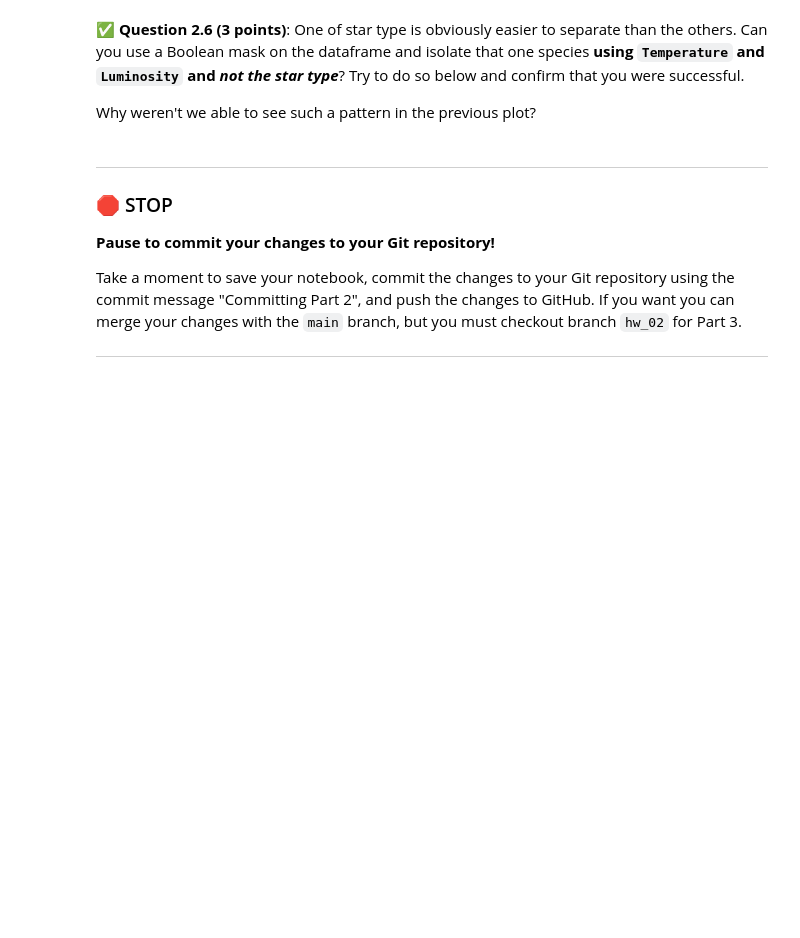
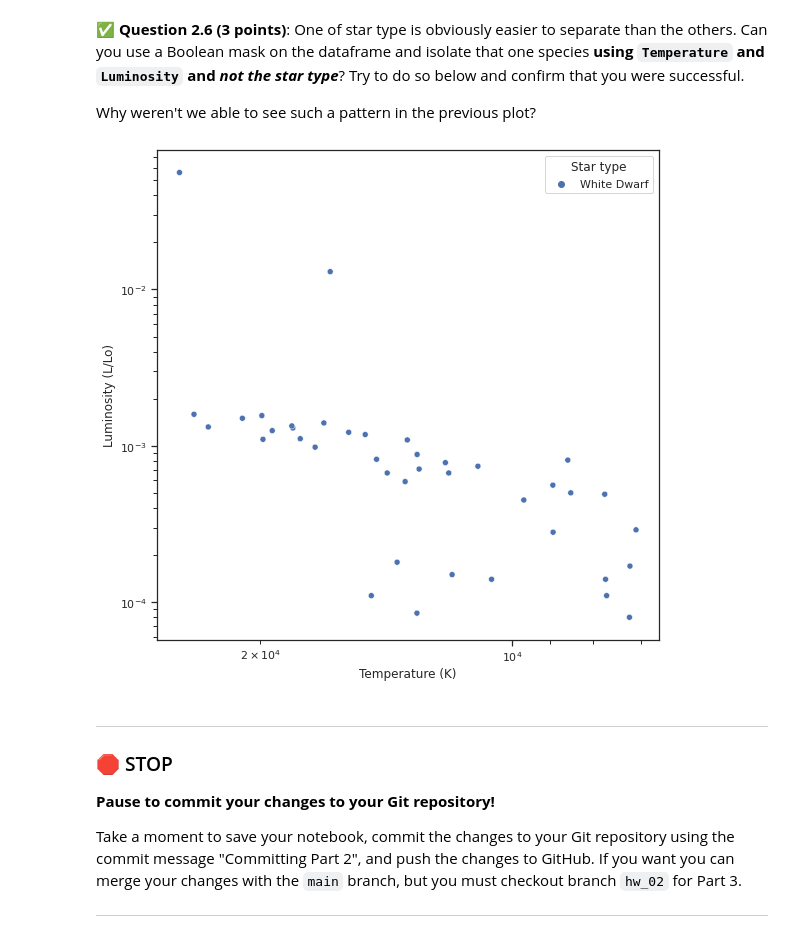
Before and after one commit to silentsiren701/cmse202-s22-turnin, a Jupyter notebook: hw-02/HW-02_PandasReviewAndPythonObjectsAndABM-STUDENT.ipynb, the cells around one changed output. Drawn from its saved outputs; the diff is of its cells as text; code cells hidden in the pictures; blank space fills up the shorter version.

```diff
--- a/hw-02/HW-02_PandasReviewAndPythonObjectsAndABM-STUDENT.ipynb
+++ b/hw-02/HW-02_PandasReviewAndPythonObjectsAndABM-STUDENT.ipynb
@@ -119,3 +199,19 @@ Why weren't we able to see such a pattern in the previous plot?
+# %%
+# PUT YOUR CODE HERE
+plt.subplots(figsize=(9, 9))
+
+hind_star = stars[stars["Luminosity (L/Lo)"] <= 0.1]
+hind_star = hind_star[hind_star["Temperature (K)"] > 6*10**3]
+
+
+sns.scatterplot(x="Temperature (K)", y="Luminosity (L/Lo)",
+               data=hind_star, hue="Star type")
+plt.xscale("log")
+plt.yscale("log")
+
+plt.gca().invert_xaxis()
+# %% [output]
+[figure, added]
 # %% [markdown]
 ---
 ### &#128721; STOP
```
Also changed, not shown: parts of 11 cells of this notebook, 1 other file.
